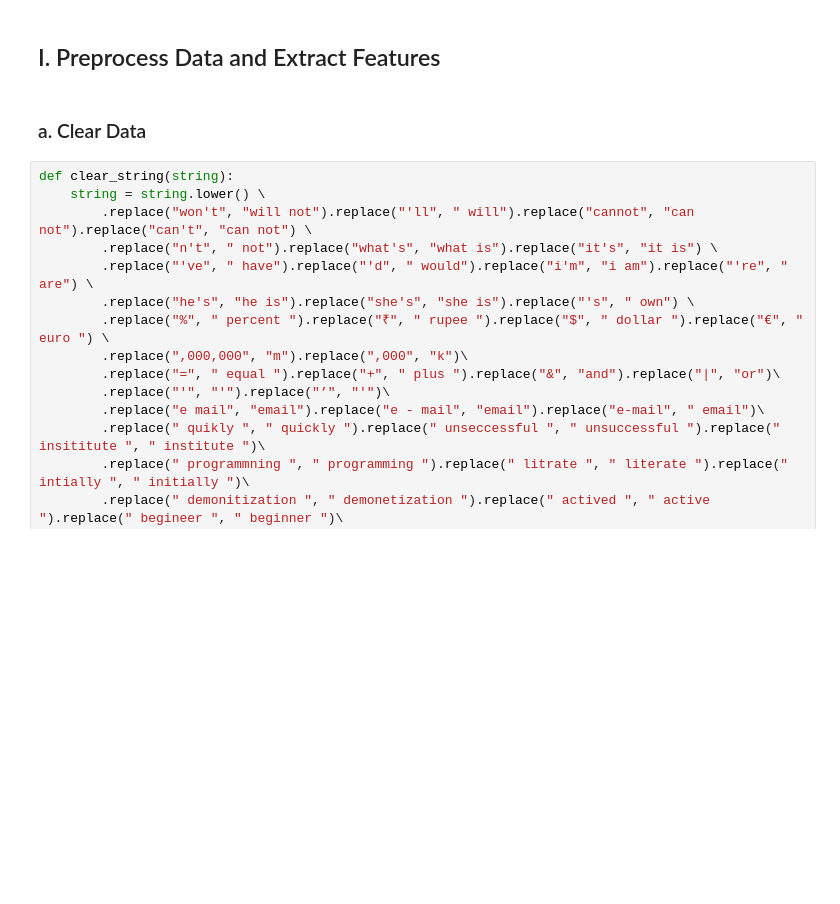
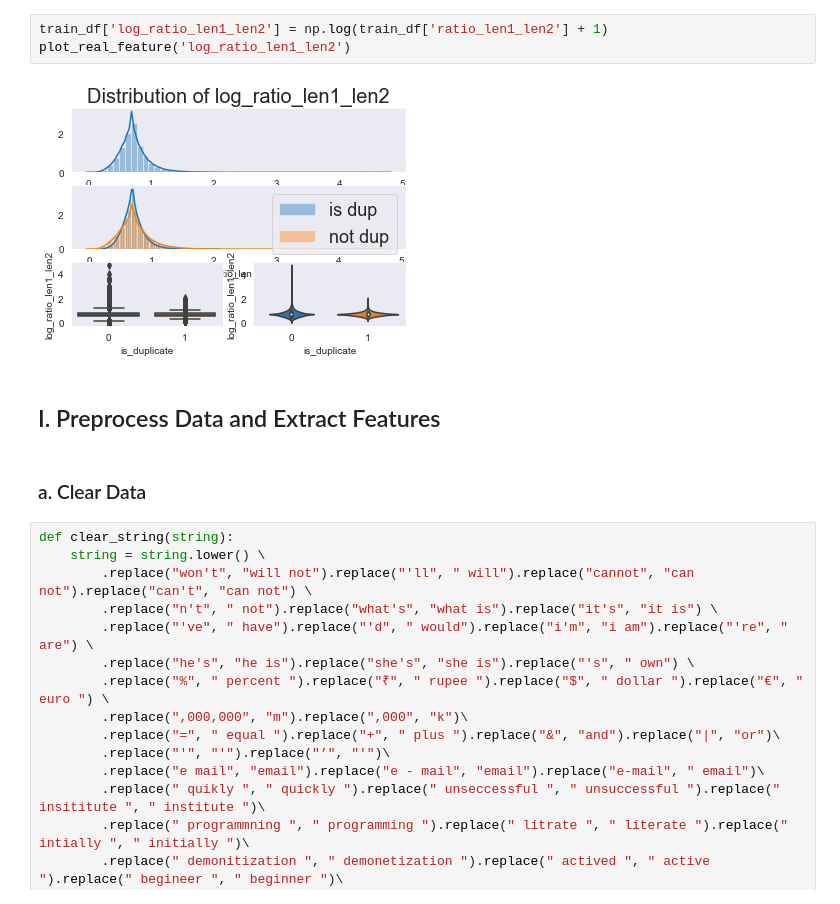
Before and after one commit to HaoDong96/MSCI641_NLP_QuoraDup, a Jupyter notebook: project.ipynb, the cells around one changed output. Drawn from its saved outputs; the diff is of its cells as text; blank space fills up the shorter version.

```diff
--- a/project.ipynb
+++ b/project.ipynb
@@ -46,3 +112,8 @@ N_EPOCHS = 10
+# %%
+train_df['log_ratio_len1_len2'] = np.log(train_df['ratio_len1_len2'] + 1)
+plot_real_feature('log_ratio_len1_len2')
+# %% [output]
+[figure, added]
 # %% [markdown]
 ## I. Preprocess Data and Extract Features
 # %% [markdown]
```
Also changed, not shown: parts of 12 cells of this notebook.
